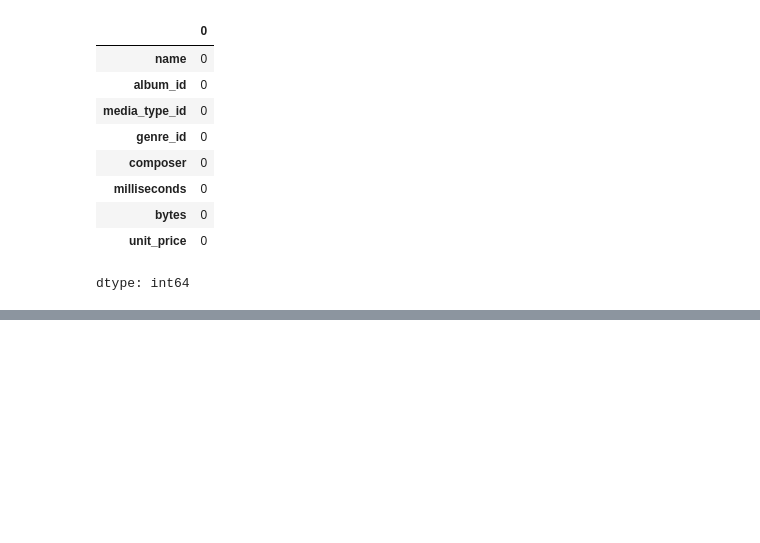
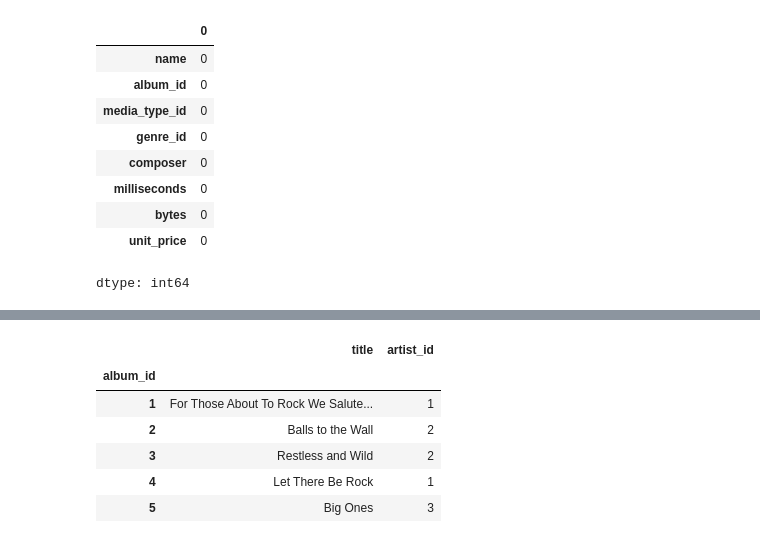
Before and after one commit to shyakaster/chinook-repo, a Jupyter notebook: chinook.ipynb, the cells around one changed output, grey strips where cells are left out. Cells and saved outputs as stored; diff of their text form; code cells hidden in the pictures; blank space fills up the shorter version.

```diff
--- a/chinook.ipynb
+++ b/chinook.ipynb
@@ -232,0 +267,11 @@ clean_track.to_csv('/content/drive/MyDrive/sample_data/clean-track.csv')
+# %%
+album=pd.read_csv('/content/drive/MyDrive/sample_data/album.csv',index_col='album_id');
+album.head()
+# %% [output]
+|  | title | artist_id |
+| album_id |  |  |
+| 1 | For Those About To Rock We Salute... | 1 |
+| 2 | Balls to the Wall | 2 |
+| 3 | Restless and Wild | 2 |
+| 4 | Let There Be Rock | 1 |
+| 5 | Big Ones | 3 |
```
Also changed, not shown: parts of 20 cells of this notebook.
